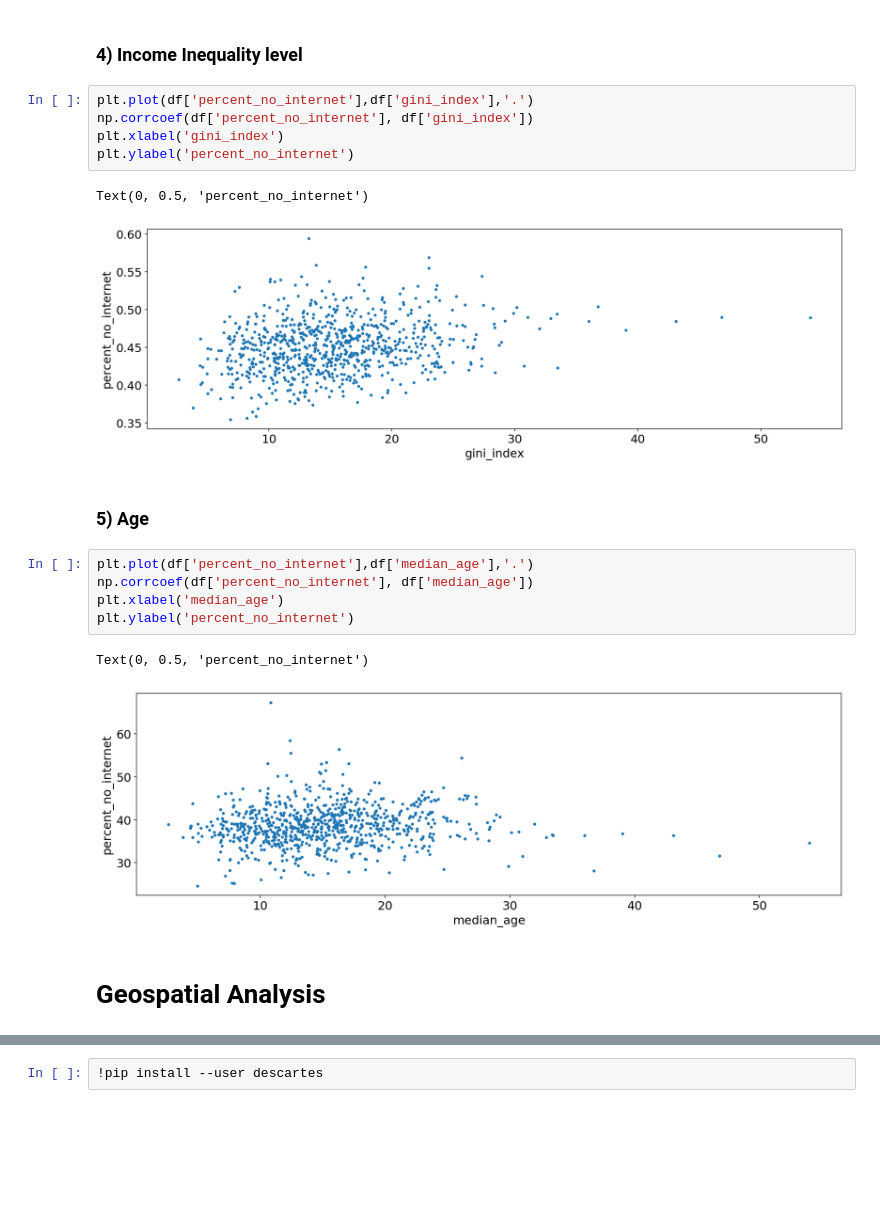
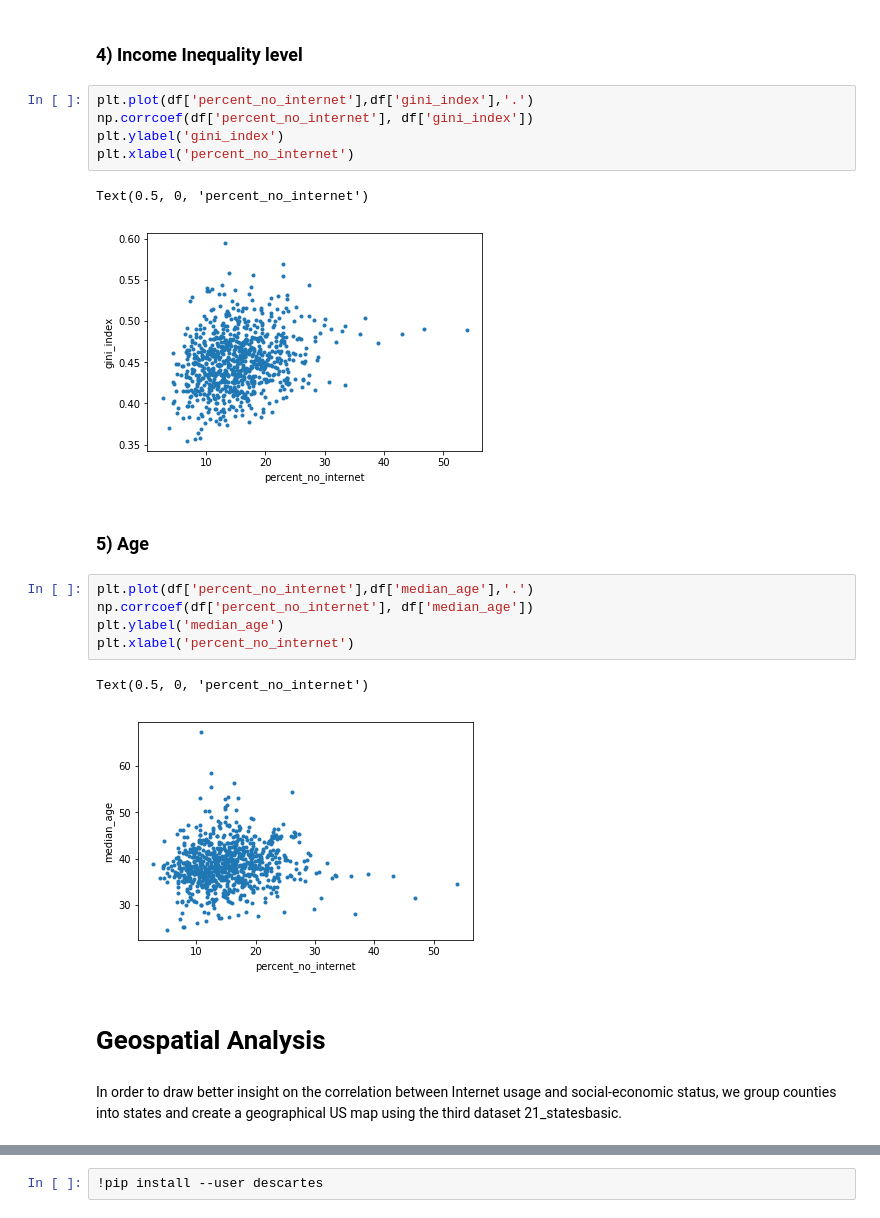
Before and after one commit to jij106/Projects, a Jupyter notebook: FinalProject.ipynb, the cells around one changed output, grey strips where cells are left out. Saved outputs shown, nothing was run; the diff lists cells and outputs as text; blank space fills up the shorter version.

```diff
--- a/FinalProject.ipynb
+++ b/FinalProject.ipynb
@@ -356,21 +361,23 @@ Text(0, 0.5, 'percent_no_internet')
 # %%
 plt.plot(df['percent_no_internet'],df['gini_index'],'.')
 np.corrcoef(df['percent_no_internet'], df['gini_index'])
-plt.xlabel('gini_index')
-plt.ylabel('percent_no_internet')
+plt.ylabel('gini_index')
+plt.xlabel('percent_no_internet')
 # %% [output]
-Text(0, 0.5, 'percent_no_internet')
+Text(0.5, 0, 'percent_no_internet')
-[figure, old version]
+[figure, new version]
 # %% [markdown]
 ### 5) Age
 # %%
 plt.plot(df['percent_no_internet'],df['median_age'],'.')
 np.corrcoef(df['percent_no_internet'], df['median_age'])
-plt.xlabel('median_age')
-plt.ylabel('percent_no_internet')
+plt.ylabel('median_age')
+plt.xlabel('percent_no_internet')
 # %% [output]
-Text(0, 0.5, 'percent_no_internet')
+Text(0.5, 0, 'percent_no_internet')
-[figure, old version]
+[figure, new version]
 # %% [markdown]
 # Geospatial Analysis
+# %% [markdown]
+In order to draw better insight on the correlation between Internet usage and social-economic status, we group counties into states and create a geographical US map using the third dataset 21_statesbasic.
 # %%
```
Also changed, not shown: parts of 39 cells of this notebook.
